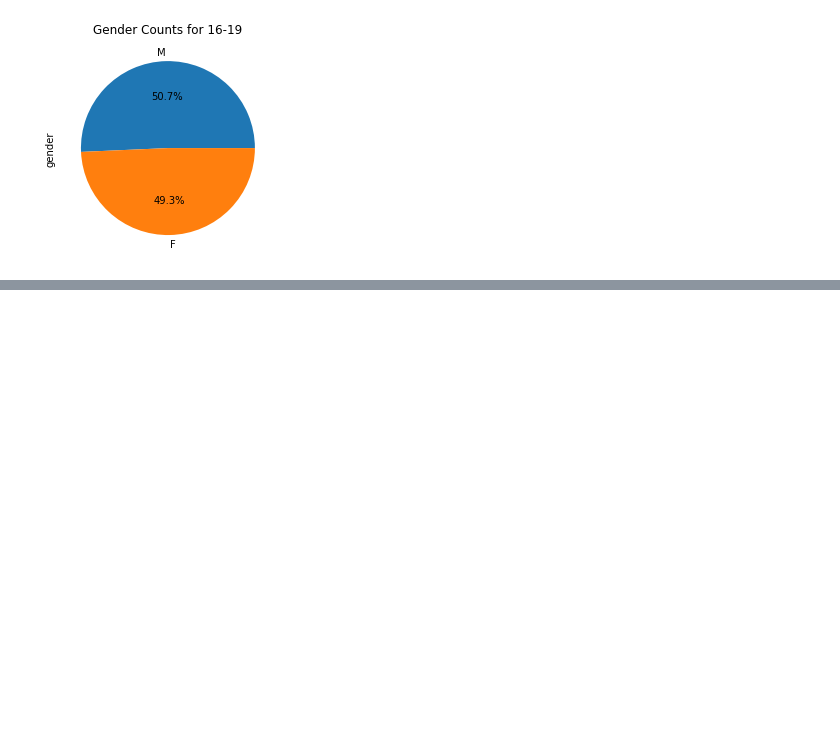
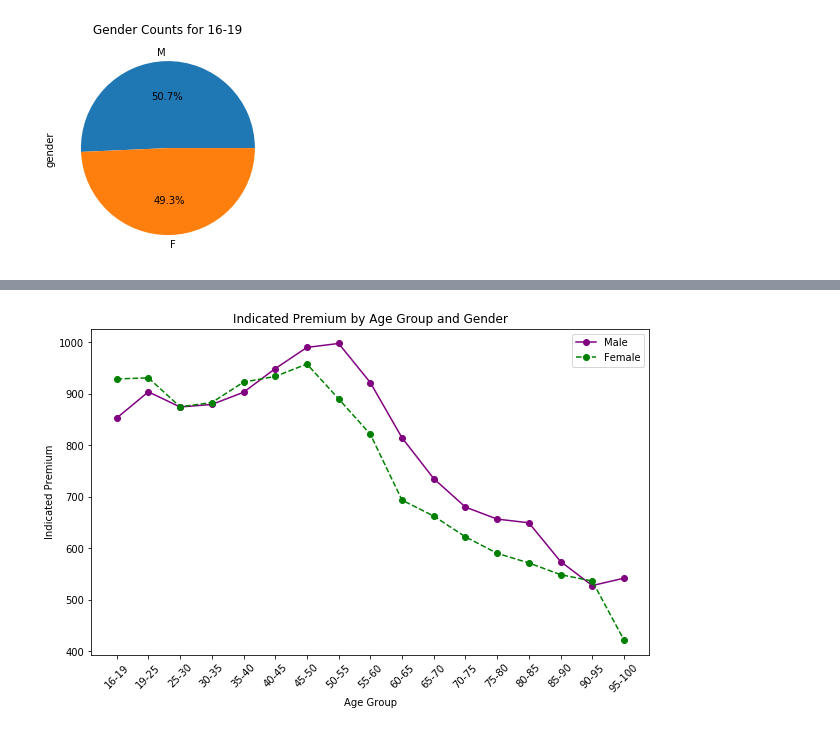
Before and after one commit to jthubert10/Auto_Insurance_Analysis, a Jupyter notebook: motor_insurance_analysis.ipynb, the cells around one changed output, grey strips where cells are left out. Cells and saved outputs as stored; diff of their text form; code cells hidden in the pictures; blank space fills up the shorter version.

```diff
--- a/motor_insurance_analysis.ipynb
+++ b/motor_insurance_analysis.ipynb
@@ -359,0 +456,19 @@ plt.show()
+# %%
+
+fig, ax2 = plt.subplots(figsize=(10, 6))
+
+ax2.plot(males_grouped["indicated_premium"], marker='o', linestyle='-', color='purple', label='Males')
+ax2.plot(females_grouped["indicated_premium"], marker='o', linestyle='--', color='green', label='Females')
+
+ax2.set_xticklabels(males_grouped.index, rotation=45)
+
+ax2.legend(labels=["Male", "Female"])
+
+ax2.set_xlabel('Age Group')
+ax2.set_ylabel('Indicated Premium')
+ax2.set_title('Indicated Premium by Age Group and Gender')
+
+
+plt.show()
+# %% [output]
+[figure, added]
```
Also changed, not shown: parts of 5 cells of this notebook.
